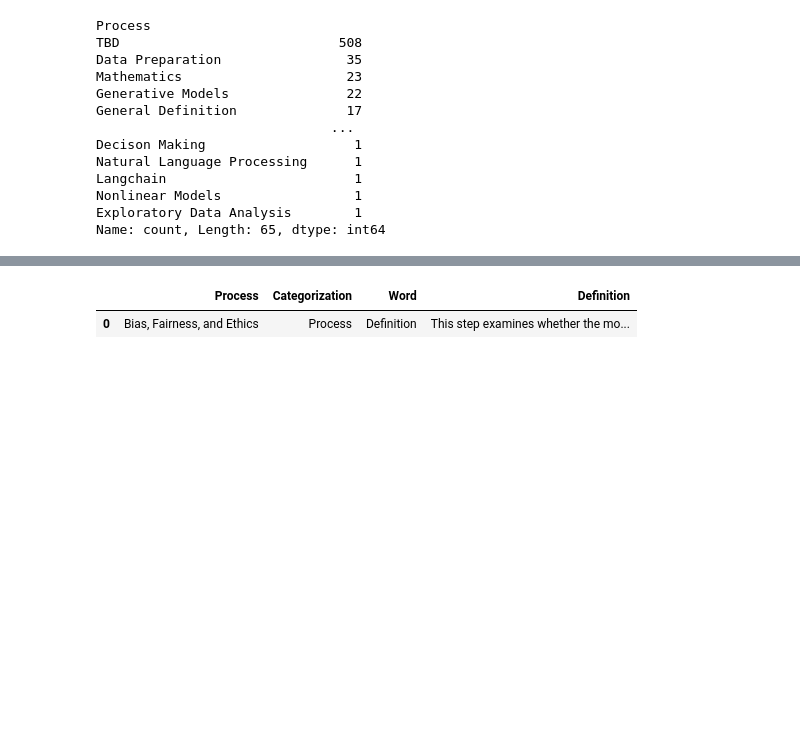
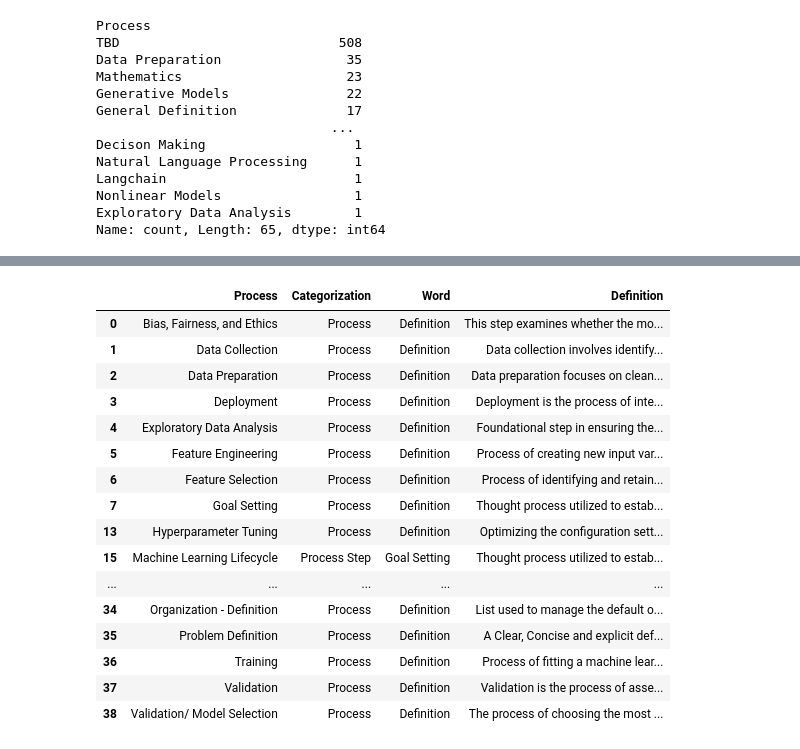
Before and after one commit to derek-dewald/Python_Tools, a Jupyter notebook: JupyterNotebooks/Development - TEMP.ipynb, the cells around one changed output, grey strips where cells are left out. Drawn from its saved outputs; the diff is of its cells as text; code cells hidden in the pictures; blank space fills up the shorter version.

```diff
--- a/JupyterNotebooks/Development - TEMP.ipynb
+++ b/JupyterNotebooks/Development - TEMP.ipynb
@@ -341,6 +320,21 @@ knowledge_base_df.head(1)
 # %%
-process_df.head(1)
+process_df
 # %% [output]
 |  | Process | Categorization | Word | Definition |
 | 0 | Bias, Fairness, and Ethics | Process | Definition | This step examines whether the mo... |
+| 1 | Data Collection | Process | Definition | Data collection involves identify... |
+| 2 | Data Preparation | Process | Definition | Data preparation focuses on clean... |
+| 3 | Deployment | Process | Definition | Deployment is the process of inte... |
+| 4 | Exploratory Data Analysis | Process | Definition | Foundational step in ensuring the... |
+| 5 | Feature Engineering | Process | Definition | Process of creating new input var... |
+| 6 | Feature Selection | Process | Definition | Process of identifying and retain... |
+| 7 | Goal Setting | Process | Definition | Thought process utilized to estab... |
+| 13 | Hyperparameter Tuning | Process | Definition | Optimizing the configuration sett... |
+| 15 | Machine Learning Lifecycle | Process Step | Goal Setting | Thought process utilized to estab... |
+| ... | ... | ... | ... | ... |
+| 34 | Organization - Definition | Process | Definition | List used to manage the default o... |
+| 35 | Problem Definition | Process | Definition | A Clear, Concise and explicit def... |
+| 36 | Training | Process | Definition | Process of fitting a machine lear... |
+| 37 | Validation | Process | Definition | Validation is the process of asse... |
+| 38 | Validation/ Model Selection | Process | Definition | The process of choosing the most ... |
 # %%
```
Also changed, not shown: parts of 25 cells of this notebook, 4 other files.
